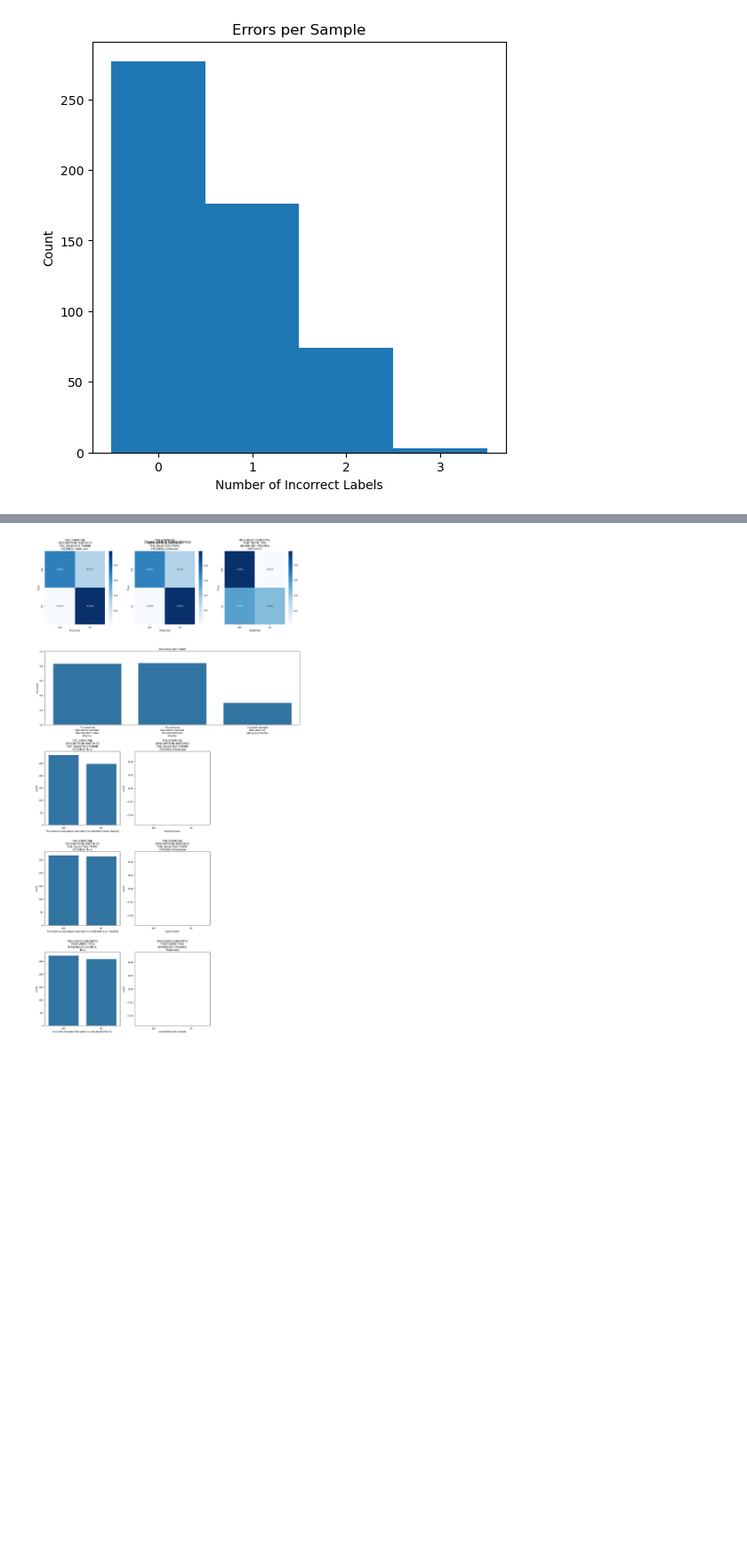
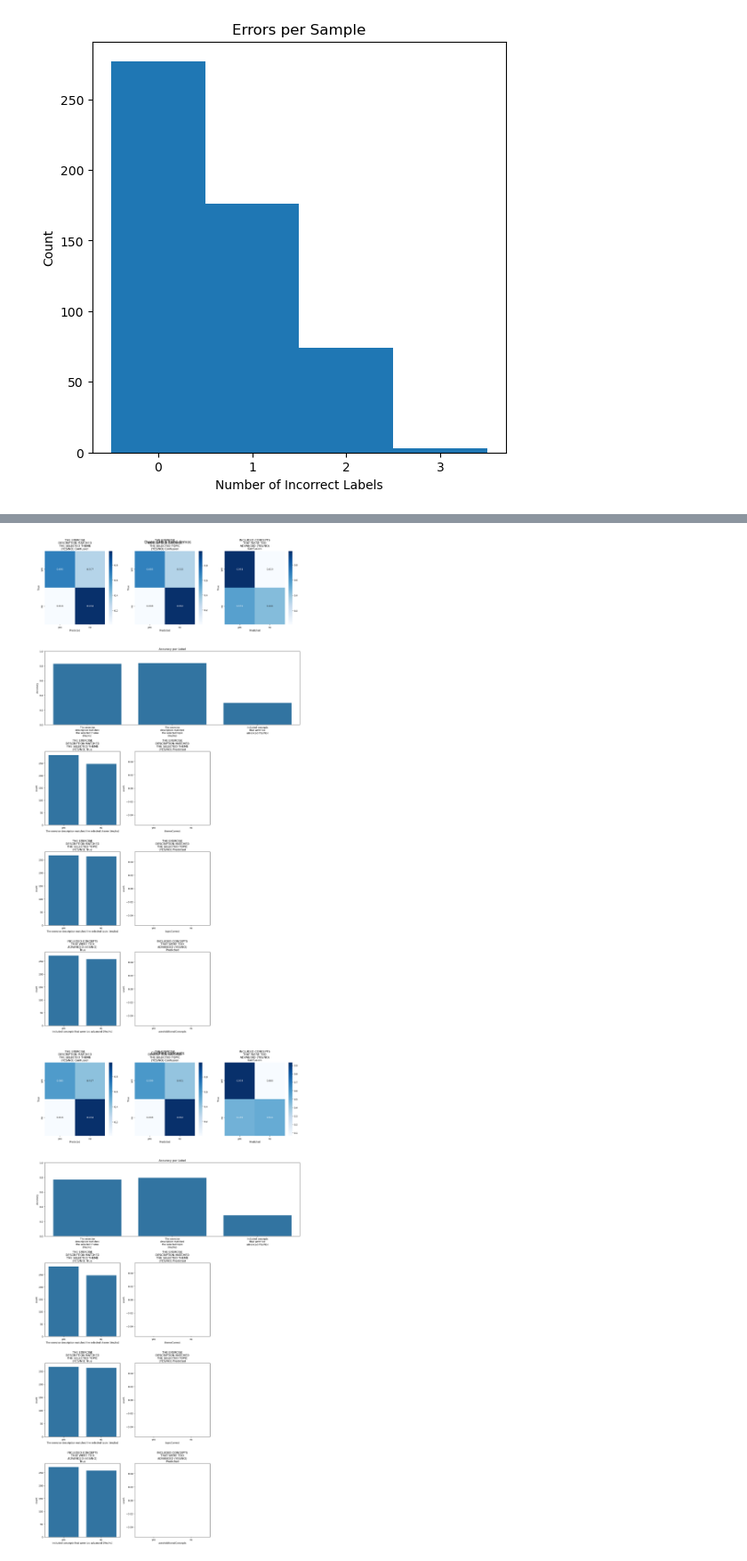
Before and after one commit to AleksiKaa/mscthesis, a Jupyter notebook: src/notebooks/results/compare_results.ipynb, the cells around one changed output, grey strips where cells are left out. Shown at 89% size. Drawn from its saved outputs; the diff is of its cells as text; code cells hidden in the pictures; blank space fills up the shorter version.

```diff
--- a/src/notebooks/results/compare_results.ipynb
+++ b/src/notebooks/results/compare_results.ipynb
@@ -15,6 +15,6 @@ import numpy as np
 from utils.plots import calculate_accuracy, plot_confusion_matrices, plot_distributions, plot_accuracy, plot_metric_heatmap, plot_precision_recall_curves, plot_cooccurrence, plot_error_distribution, GT_COLS, PRED_COLS, LABELS
 # %%
 csvs = [
-    ("./outputs/results/batch_16775941_result.csv", "Qwen 14B zero-shot"),
-    ("./outputs/results/batch_16775514_result.csv", "Qwen 14B 5 fixed demos") # 5 Fixed demos with different label combinations
+    ("./outputs/results/batch_16776852_result.csv", "Clarified concepts"),
+    ("./outputs/results/batch_16776855_result.csv", "Allowed variables")
 ]
@@ -89,8 +21,6 @@ def run_on_csvs(csv_paths, conf=True, acc=True, dist=True):
 # %%
-df0 = pd.read_csv(csvs[0][0], sep=";")
-df1 = pd.read_csv(csvs[1][0], sep=";")
-
-df = df0
-print(calculate_accuracy(df0)) # Dataframe contains gt and preds
-print(calculate_accuracy(df1))
+for path, note in csvs:
+    print(note)
+    df = pd.read_csv(path, sep=";")
+    print(calculate_accuracy(df))
 # %% [output]
@@ -127,5 +59,71 @@ plt.show()
 # %% [output]
 [figure]
 # %%
-run_on_csvs(csvs)
+def build_figure_for_csv(csvs,
+                         labels=LABELS,
+                         cols1=GT_COLS,
+                         cols2=PRED_COLS,
+                         conf=True, acc=True, dist=True):
+
+    filepath, model = csvs
+
+    df = pd.read_csv(filepath, sep=";")
+
+    # Layout:
+    # Row 0: confusion matrices (3 plots)
+    # Row 1: accuracy (1 plot spanning all columns)
+    # Row 2-4: distributions (3 rows x 2 columns)
+
+    num_rows = 0
+    if conf:
+        num_rows += 1
+    if acc:
+        num_rows += 1
+    if dist:
+        num_rows += 3
+
+    fig = plt.figure(figsize=(16, num_rows * 6))
+    gs = fig.add_gridspec(num_rows, 3)
+
+    # --- Confusion matrices ---
+    if conf:
+        cm_axes = [
+            fig.add_subplot(gs[0, i]) for i in range(3)
+        ]
+        plot_confusion_matrices(df, cm_axes, labels, cols1, cols2)
+
+    # --- Accuracy (span full width) ---
+    if acc:
+        acc_ax = fig.add_subplot(gs[1 if conf else 0, :])
+        plot_accuracy(df, acc_ax, cols1, cols2)
+
+    # --- Distributions ---
+    if dist:
+        dist_axes = [
+            [fig.add_subplot(gs[num_rows - 3 + i, 0]),
+             fig.add_subplot(gs[num_rows - 3 + i, 1])]
+            for i in range(len(cols1))
+        ]
+
+        plot_distributions(df,
+                           pd.DataFrame(dist_axes).values,
+                           labels,
+                           cols1, cols2)
+
+    fig.suptitle(model, fontsize=16)
+    fig.tight_layout()
+
+    return fig
+
+
+def run_on_csvs(csv_paths, conf=True, acc=True, dist=True):
+    figs = []
+
+    for path in csv_paths:
+        fig = build_figure_for_csv(path, conf=conf, acc=acc, dist=dist)
+        figs.append(fig)
+
+    return figs
+
+#run_on_csvs(csvs, acc=False, dist=False)
 # %% [output]
@@ -133,2 +133,3 @@ run_on_csvs(csvs)
 [figure]
 [figure]
+[figure, added]
```
Also changed, not shown: parts of 3 cells of this notebook, 2 other files.
